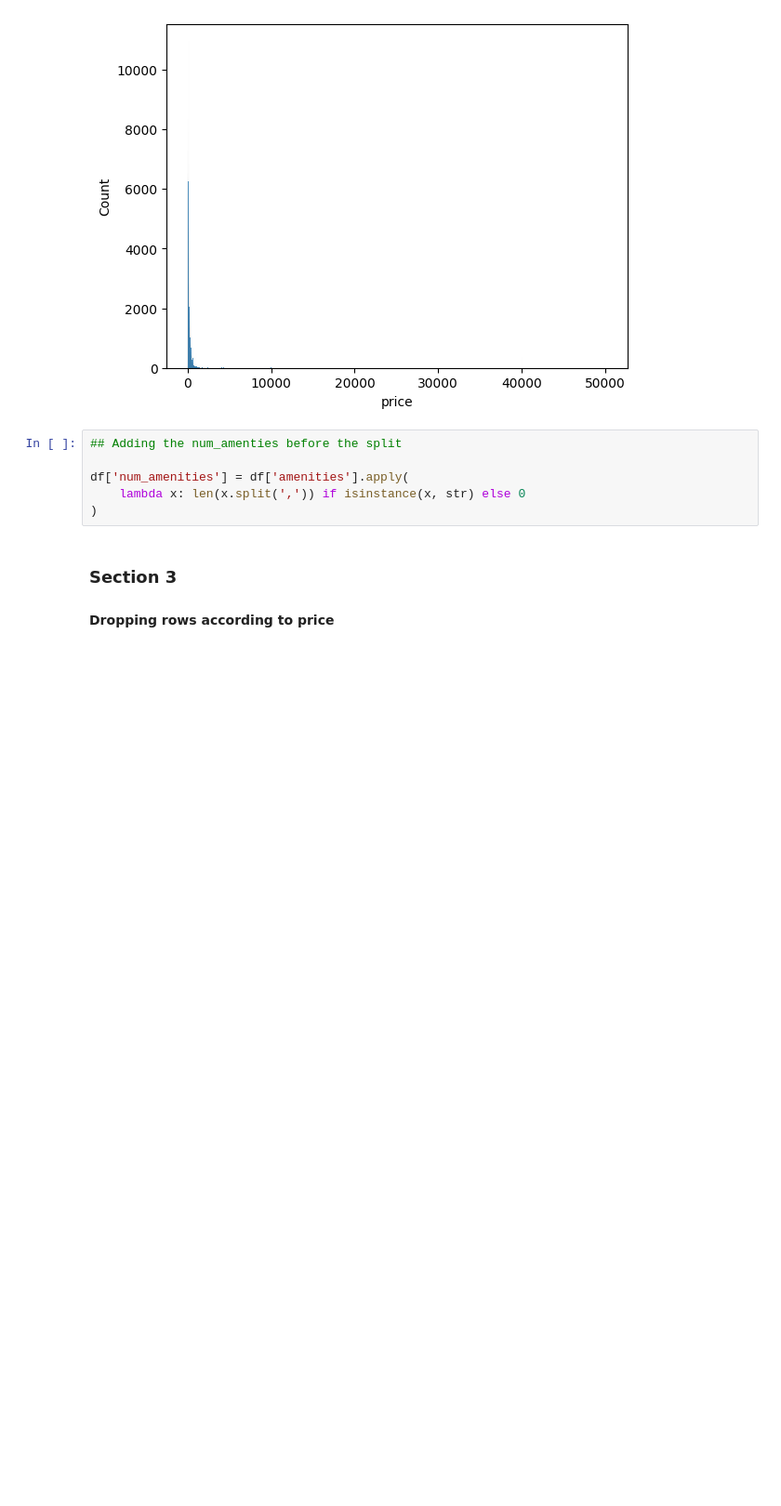
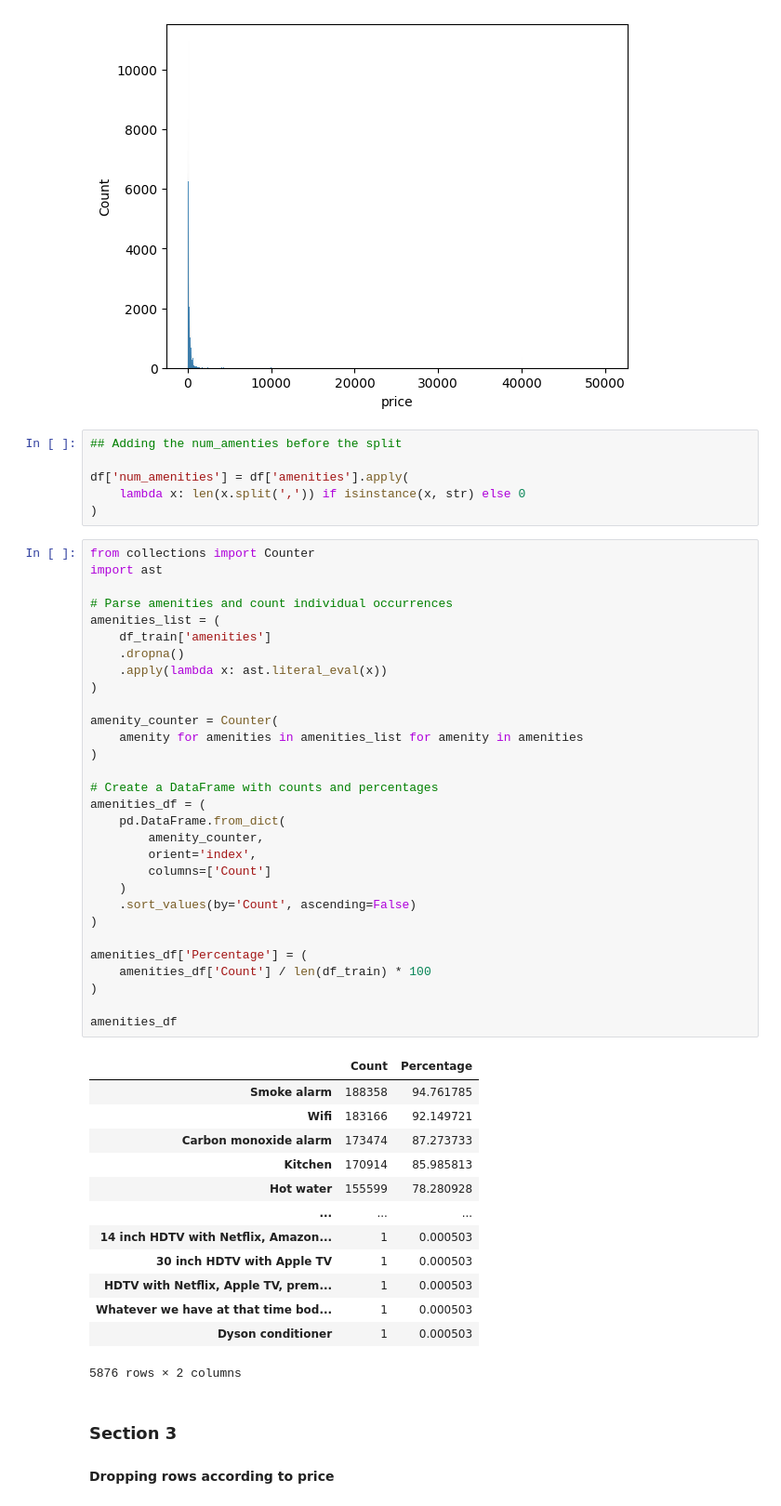
Before and after one commit to aminahrr/AirBnB-ML-project, a Jupyter notebook: notebooks/01_data_preprocessing.ipynb, the cells around one changed output. Shown at 93% size. Drawn from its saved outputs; the diff is of its cells as text; blank space fills up the shorter version.

```diff
--- a/notebooks/01_data_preprocessing.ipynb
+++ b/notebooks/01_data_preprocessing.ipynb
@@ -319,6 +327,50 @@ sns.histplot(x=df['price'])
 df['num_amenities'] = df['amenities'].apply(
     lambda x: len(x.split(',')) if isinstance(x, str) else 0
 )
+# %%
+from collections import Counter
+import ast
+
+# Parse amenities and count individual occurrences
+amenities_list = (
+    df_train['amenities']
+    .dropna()
+    .apply(lambda x: ast.literal_eval(x))
+)
+
+amenity_counter = Counter(
+    amenity for amenities in amenities_list for amenity in amenities
+)
+
+# Create a DataFrame with counts and percentages
+amenities_df = (
+    pd.DataFrame.from_dict(
+        amenity_counter,
+        orient='index',
+        columns=['Count']
+    )
+    .sort_values(by='Count', ascending=False)
+)
+
+amenities_df['Percentage'] = (
+    amenities_df['Count'] / len(df_train) * 100
+)
+
+amenities_df
+# %% [output]
+|  | Count | Percentage |
+| Smoke alarm | 188358 | 94.761785 |
+| Wifi | 183166 | 92.149721 |
+| Carbon monoxide alarm | 173474 | 87.273733 |
+| Kitchen | 170914 | 85.985813 |
+| Hot water | 155599 | 78.280928 |
+| ... | ... | ... |
+| 14 inch HDTV with Netflix, Amazon... | 1 | 0.000503 |
+| 30 inch HDTV with Apple TV | 1 | 0.000503 |
+| HDTV with Netflix, Apple TV, prem... | 1 | 0.000503 |
+| Whatever we have at that time bod... | 1 | 0.000503 |
+| Dyson conditioner | 1 | 0.000503 |
+5876 rows × 2 columns
 # %% [markdown]
 ### Section 3
 #### Dropping rows according to price
```
Also changed, not shown: parts of 28 cells of this notebook.
